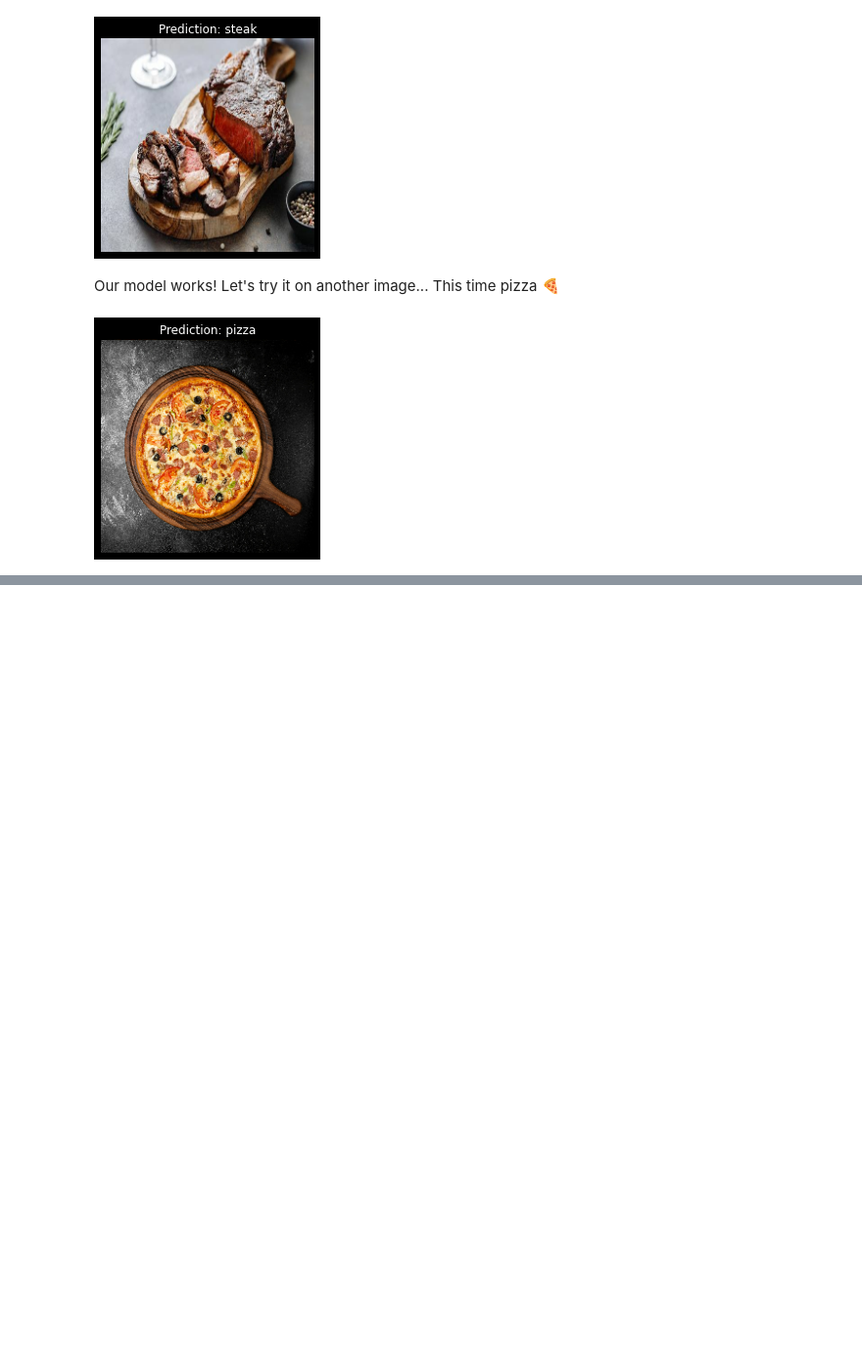
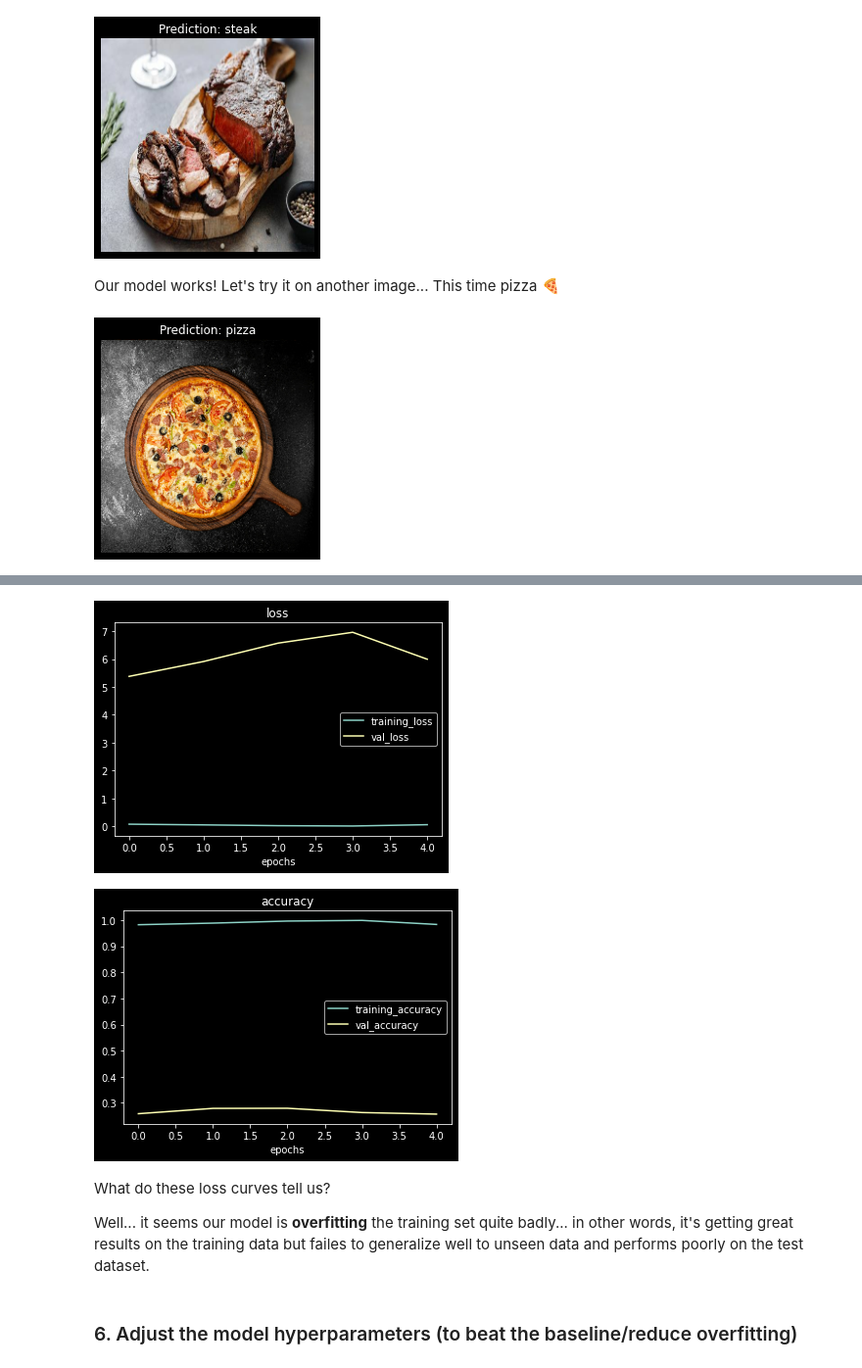
Before and after one commit to gvtsch/Udemy_TensorFlow_Certificate, a Jupyter notebook: 03_introduction_to_computer_vision_with_tensorflow.ipynb, the cells around one changed output, grey strips where cells are left out. Shown at 98% size. Drawn from its saved outputs; the diff is of its cells as text; code cells hidden in the pictures; blank space fills up the shorter version.

```diff
--- a/03_introduction_to_computer_vision_with_tensorflow.ipynb
+++ b/03_introduction_to_computer_vision_with_tensorflow.ipynb
@@ -1047,0 +1137,19 @@ pred_and_plot(model_7, "pizza_steak/pizza_custom.jpg")
+# %%
+# Build the model
+model_8 = Sequential([
+    Conv2D(10, 3, activation="relu", input_shape=(224, 224, 3)),
+    Conv2D(10, 3, activation="relu"),
+    MaxPool2D(),
+    Conv2D(10, 3, activation="relu"),
+    Conv2D(10, 3, activation="relu"),
+    MaxPool2D(),
+    Flatten(),
+    Dense(10, activation="sigmoid")
+])
+
+# Compile the model
+model_8.compile(
+    loss="categorical_crossentropy",
+    optimizer=Adam(),
+    metrics=["accuracy"]
+)
@@ -1047,0 +1158,9 @@ pred_and_plot(model_7, "pizza_steak/pizza_custom.jpg")
+# %%
+# Fit the model
+history_8 = model_8.fit(
+    train_data,
+    epochs=5,
+    steps_per_epoch=len(train_data),
+    validation_data=test_data,
+    validation_steps=len(test_data)
+)
@@ -1047,0 +1210,12 @@ pred_and_plot(model_7, "pizza_steak/pizza_custom.jpg")
+# %%
+# Check out the model's loss curve
+plot_loss_curves(history_8)
+# %% [output]
+[figure, added]
+[figure, added]
+# %% [markdown]
+What do these loss curves tell us?
+
+Well... it seems our model is **overfitting** the training set quite badly... in other words, it's getting great results on the training data but failes to generalize well to unseen data and performs poorly on the test dataset.
+# %% [markdown]
+### 6. Adjust the model hyperparameters (to beat the baseline/reduce overfitting)
```
Also changed, not shown: parts of 43 cells of this notebook.
